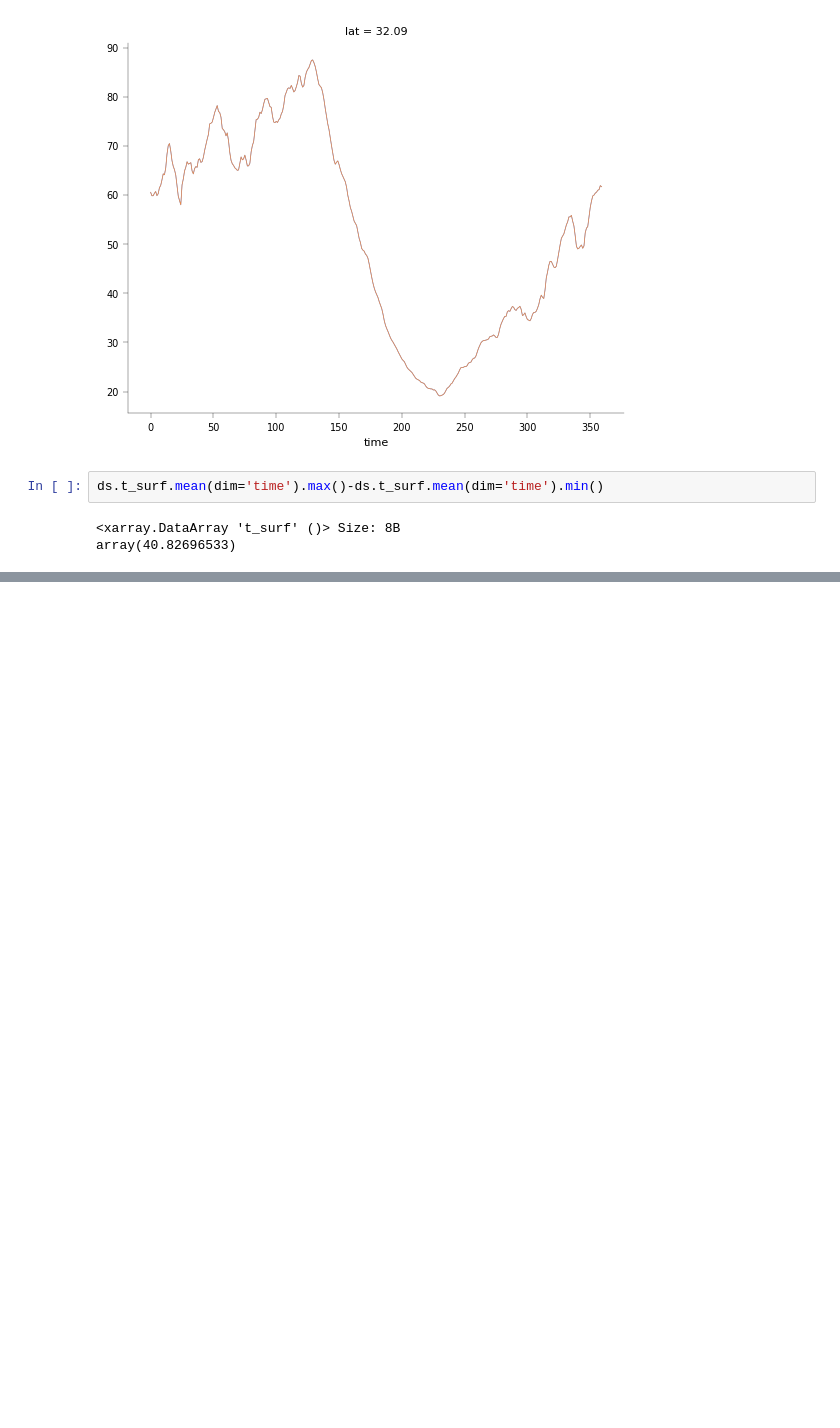
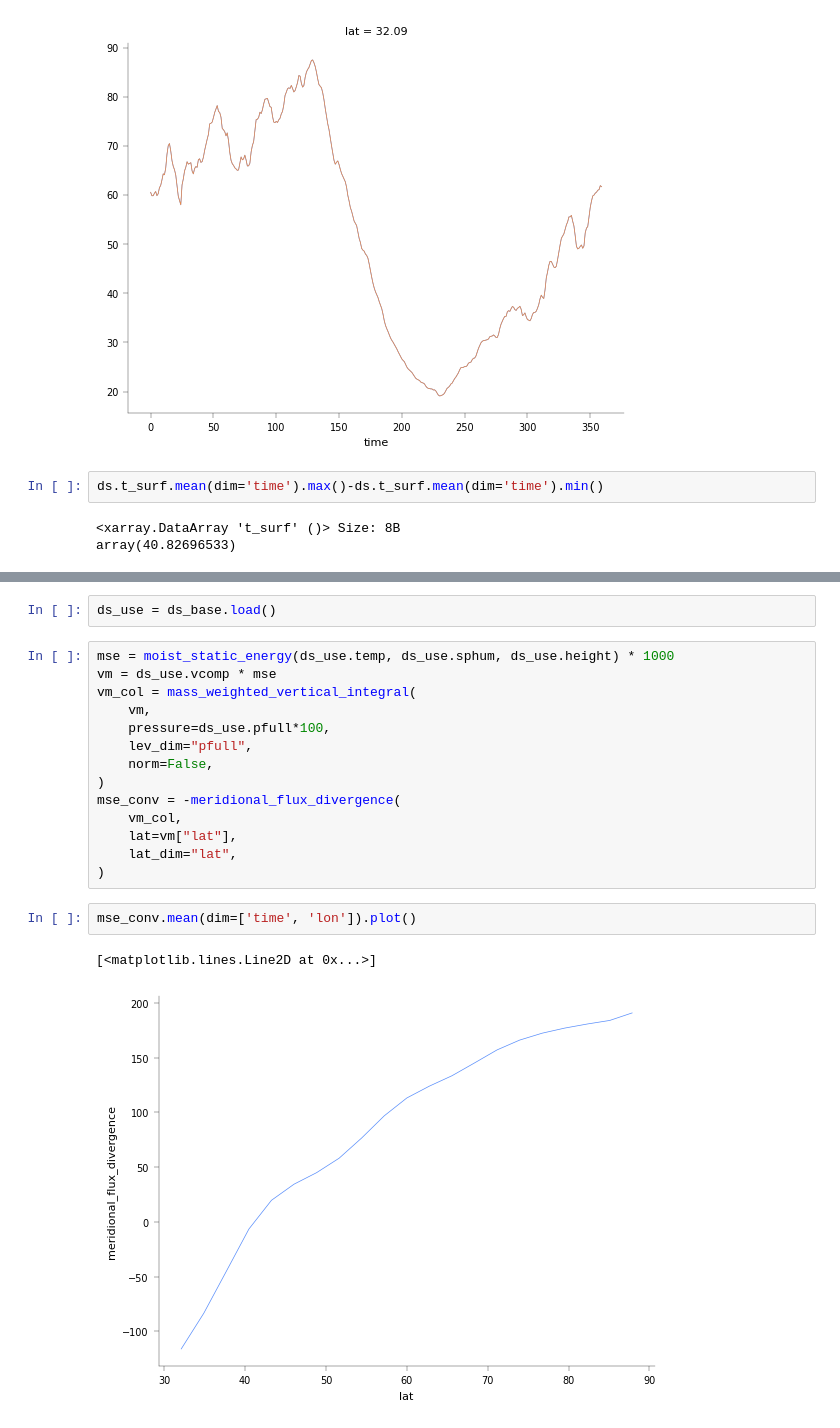
Before and after one commit to jduffield65/Isca, a Jupyter notebook: jobs/thesis_season/meridional_advection.ipynb, the cells around one changed output, grey strips where cells are left out. Drawn from its saved outputs; the diff is of its cells as text; blank space fills up the shorter version.

```diff
--- a/jobs/thesis_season/meridional_advection.ipynb
+++ b/jobs/thesis_season/meridional_advection.ipynb
@@ -208,0 +360,21 @@ array(40.82696533)
+# %%
+ds_use = ds_base.load()
+# %%
+mse = moist_static_energy(ds_use.temp, ds_use.sphum, ds_use.height) * 1000
+vm = ds_use.vcomp * mse
+vm_col = mass_weighted_vertical_integral(
+    vm,
+    pressure=ds_use.pfull*100,
+    lev_dim="pfull",
+    norm=False,
+)
+mse_conv = -meridional_flux_divergence(
+    vm_col,
+    lat=vm["lat"],
+    lat_dim="lat",
+)
+# %%
+mse_conv.mean(dim=['time', 'lon']).plot()
+# %% [output]
+[<matplotlib.lines.Line2D at 0x...>]
+[figure, added]
```
Also changed, not shown: parts of 17 cells of this notebook.
